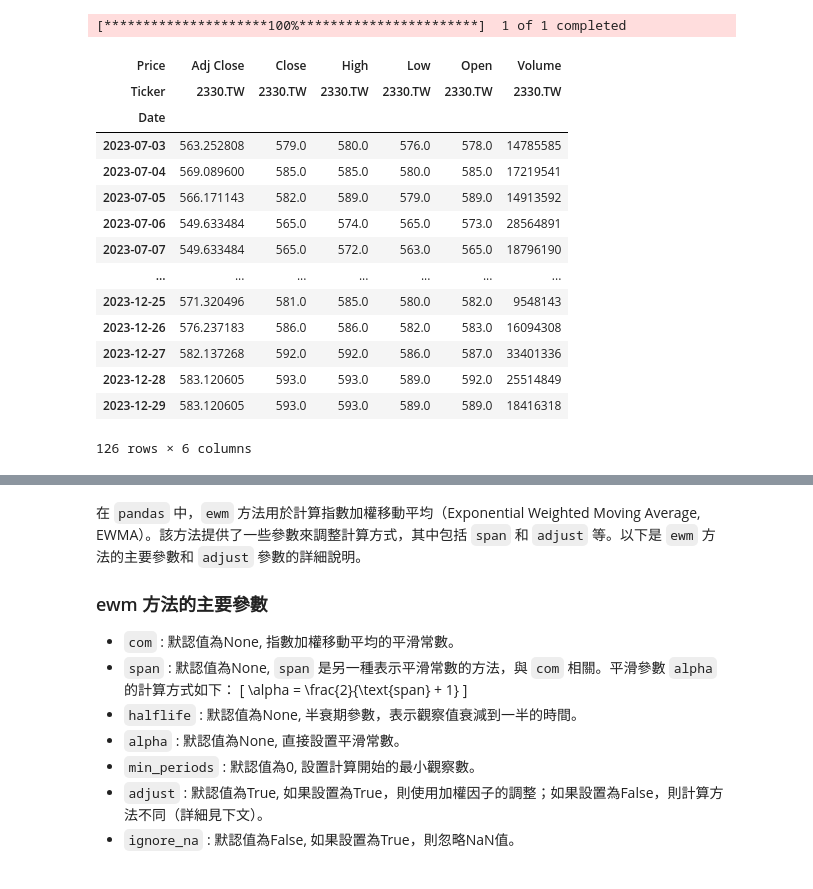
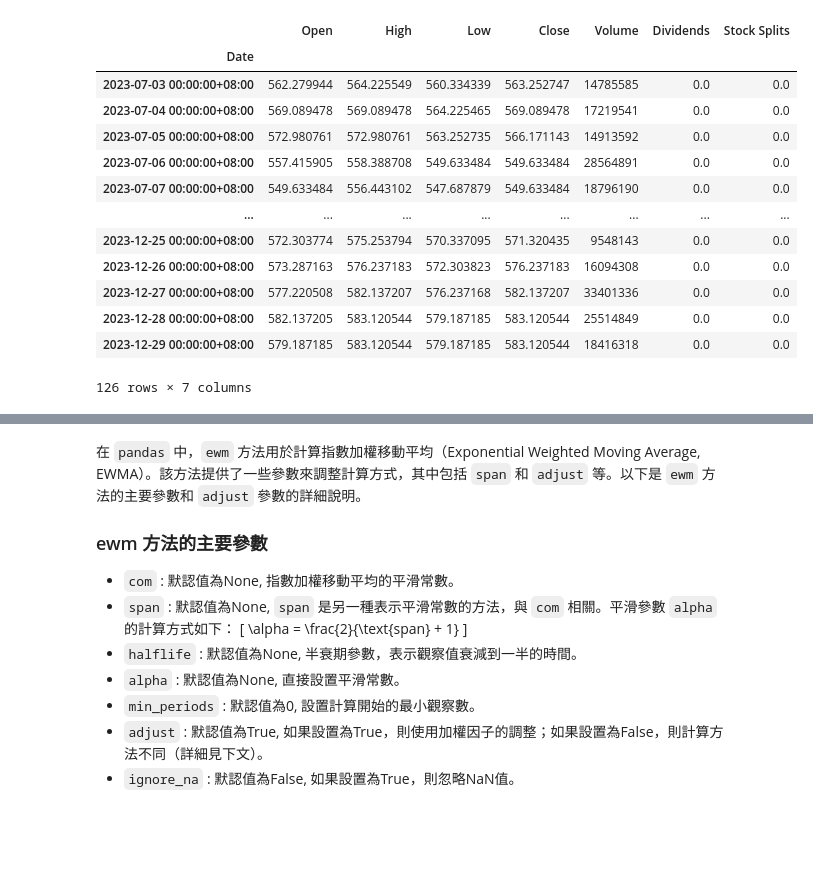
Before and after one commit to lzrong0203/write_share_robots, a Jupyter notebook: 課程範例程式/ch18/18-4.ipynb, the cells around one changed output, grey strips where cells are left out. Cells and saved outputs as stored; diff of their text form; code cells hidden in the pictures; blank space fills up the shorter version.

```diff
--- a/課程範例程式/ch18/18-4.ipynb
+++ b/課程範例程式/ch18/18-4.ipynb
@@ -1,25 +1,24 @@
 # %%
 import pandas as pd
 import matplotlib.pyplot as plt
 import yfinance as yf
 
 ticker = '2330.tw'
-data = yf.download(ticker, start="2023-07-01", end="2023-12-31", auto_adjust=False)
-data
+stock = yf.Ticker(ticker)
+
+data = stock.history(start="2023-07-01", end="2023-12-31", auto_adjust=True)
 # %% [output]
+|  | Open | High | Low | Close | Volume | Dividends | Stock Splits |
+| Date |  |  |  |  |  |  |  |
+| 2023-07-03 00:00:00+08:00 | 562.279944 | 564.225549 | 560.334339 | 563.252747 | 14785585 | 0.0 | 0.0 |
+| 2023-07-04 00:00:00+08:00 | 569.089478 | 569.089478 | 564.225465 | 569.089478 | 17219541 | 0.0 | 0.0 |
+| 2023-07-05 00:00:00+08:00 | 572.980761 | 572.980761 | 563.252735 | 566.171143 | 14913592 | 0.0 | 0.0 |
+| 2023-07-06 00:00:00+08:00 | 557.415905 | 558.388708 | 549.633484 | 549.633484 | 28564891 | 0.0 | 0.0 |
+| 2023-07-07 00:00:00+08:00 | 549.633484 | 556.443102 | 547.687879 | 549.633484 | 18796190 | 0.0 | 0.0 |
+| ... | ... | ... | ... | ... | ... | ... | ... |
+| 2023-12-25 00:00:00+08:00 | 572.303774 | 575.253794 | 570.337095 | 571.320435 | 9548143 | 0.0 | 0.0 |
+| 2023-12-26 00:00:00+08:00 | 573.287163 | 576.237183 | 572.303823 | 576.237183 | 16094308 | 0.0 | 0.0 |
+| 2023-12-27 00:00:00+08:00 | 577.220508 | 582.137207 | 576.237168 | 582.137207 | 33401336 | 0.0 | 0.0 |
+| 2023-12-28 00:00:00+08:00 | 582.137205 | 583.120544 | 579.187185 | 583.120544 | 25514849 | 0.0 | 0.0 |
+| 2023-12-29 00:00:00+08:00 | 579.187185 | 583.120544 | 579.187185 | 583.120544 | 18416318 | 0.0 | 0.0 |
-[*********************100%***********************]  1 of 1 completed
+126 rows × 7 columns
-| Price | Adj Close | Close | High | Low | Open | Volume |
-| Ticker | 2330.TW | 2330.TW | 2330.TW | 2330.TW | 2330.TW | 2330.TW |
-| Date |  |  |  |  |  |  |
-| 2023-07-03 | 563.252808 | 579.0 | 580.0 | 576.0 | 578.0 | 14785585 |
-| 2023-07-04 | 569.089600 | 585.0 | 585.0 | 580.0 | 585.0 | 17219541 |
-| 2023-07-05 | 566.171143 | 582.0 | 589.0 | 579.0 | 589.0 | 14913592 |
-| 2023-07-06 | 549.633484 | 565.0 | 574.0 | 565.0 | 573.0 | 28564891 |
-| 2023-07-07 | 549.633484 | 565.0 | 572.0 | 563.0 | 565.0 | 18796190 |
-| ... | ... | ... | ... | ... | ... | ... |
-| 2023-12-25 | 571.320496 | 581.0 | 585.0 | 580.0 | 582.0 | 9548143 |
-| 2023-12-26 | 576.237183 | 586.0 | 586.0 | 582.0 | 583.0 | 16094308 |
-| 2023-12-27 | 582.137268 | 592.0 | 592.0 | 586.0 | 587.0 | 33401336 |
-| 2023-12-28 | 583.120605 | 593.0 | 593.0 | 589.0 | 592.0 | 25514849 |
-| 2023-12-29 | 583.120605 | 593.0 | 593.0 | 589.0 | 589.0 | 18416318 |
-126 rows × 6 columns
```
Also changed, not shown: parts of 12 cells of this notebook, 57 other files.
